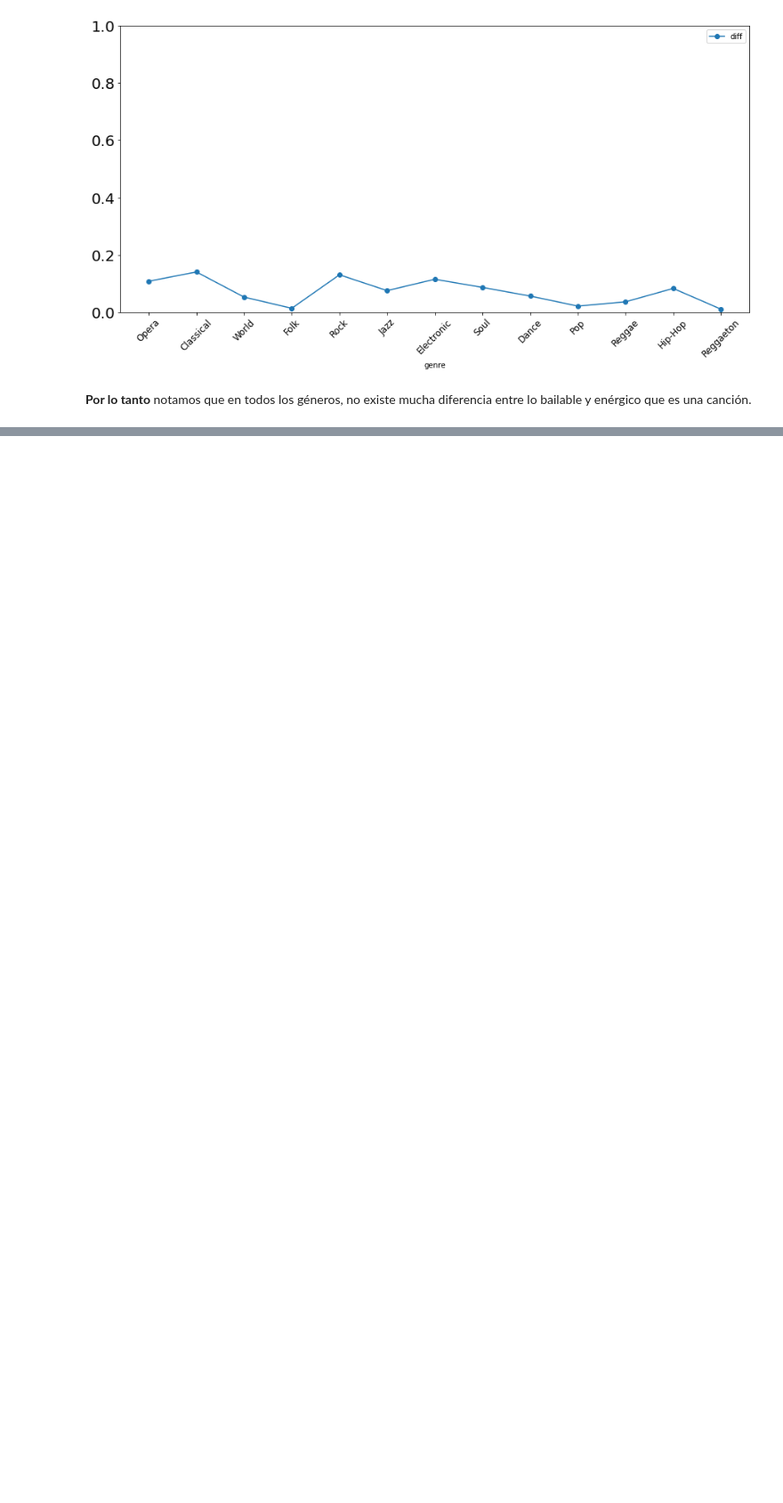
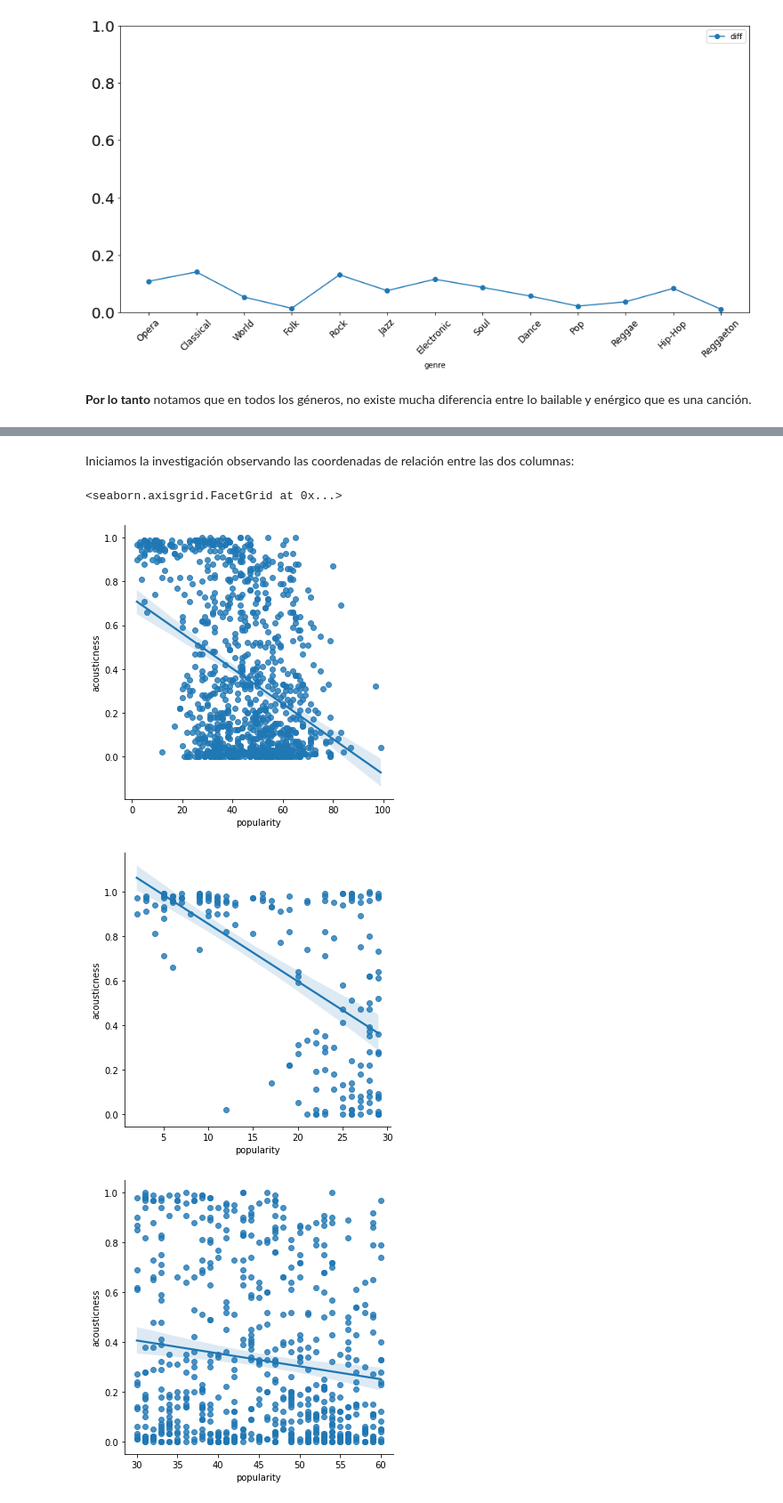
Before and after one commit to Jonathan-R0/TP1-OrganizacionDeDatos, a Jupyter notebook: src/Parte2Jonathan.ipynb, the cells around one changed output, grey strips where cells are left out. Shown: that part at 89% size. Drawn from its saved outputs; the diff is of its cells as text; code cells hidden in the pictures; blank space fills up the shorter version.

```diff
--- a/src/Parte2Jonathan.ipynb
+++ b/src/Parte2Jonathan.ipynb
@@ -470,0 +487,12 @@ plt.show()
+# %% [markdown]
+Iniciamos la investigación observando las coordenadas de relación entre las dos columnas:
+# %%
+sns.lmplot(x='popularity',y='acousticness',data=df,fit_reg=True)
+sns.lmplot(x='popularity',y='acousticness',data=df.loc[df[f1] < 30],fit_reg=True)
+sns.lmplot(x='popularity',y='acousticness',data=df.loc[df[f1].between(30,60)],fit_reg=True)
+sns.lmplot(x='popularity',y='acousticness',data=df.loc[df[f1] > 60],fit_reg=True)
+# %% [output]
+<seaborn.axisgrid.FacetGrid at 0x...>
+[figure, added]
+[figure, added]
+[figure, added]
```
Also changed, not shown: parts of 10 cells of this notebook.
